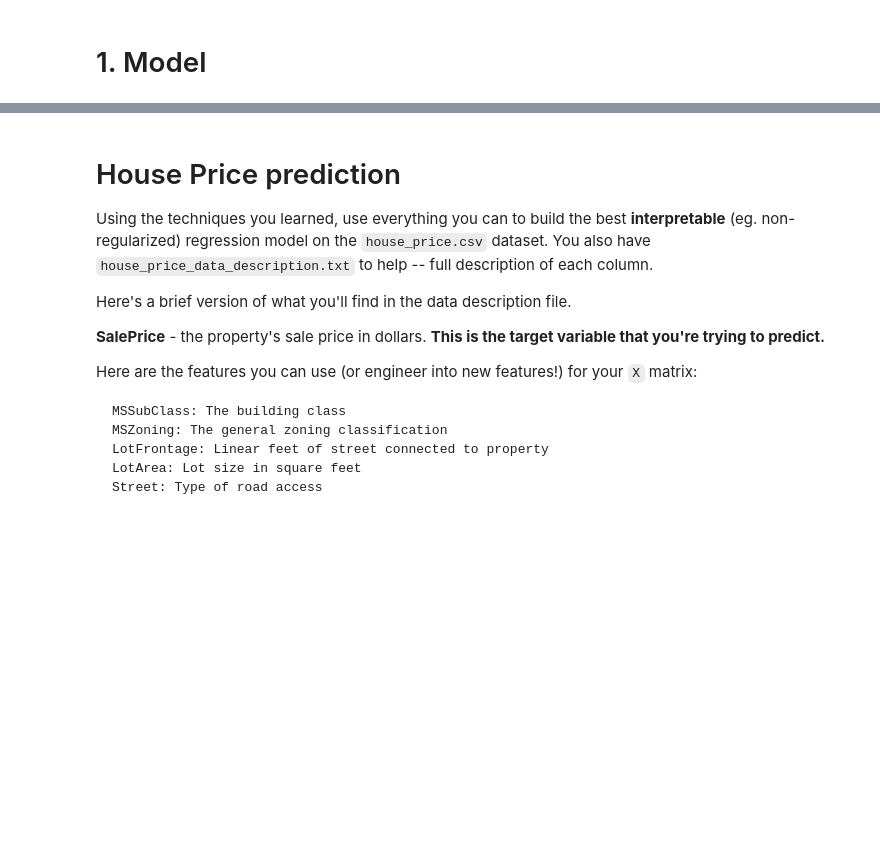
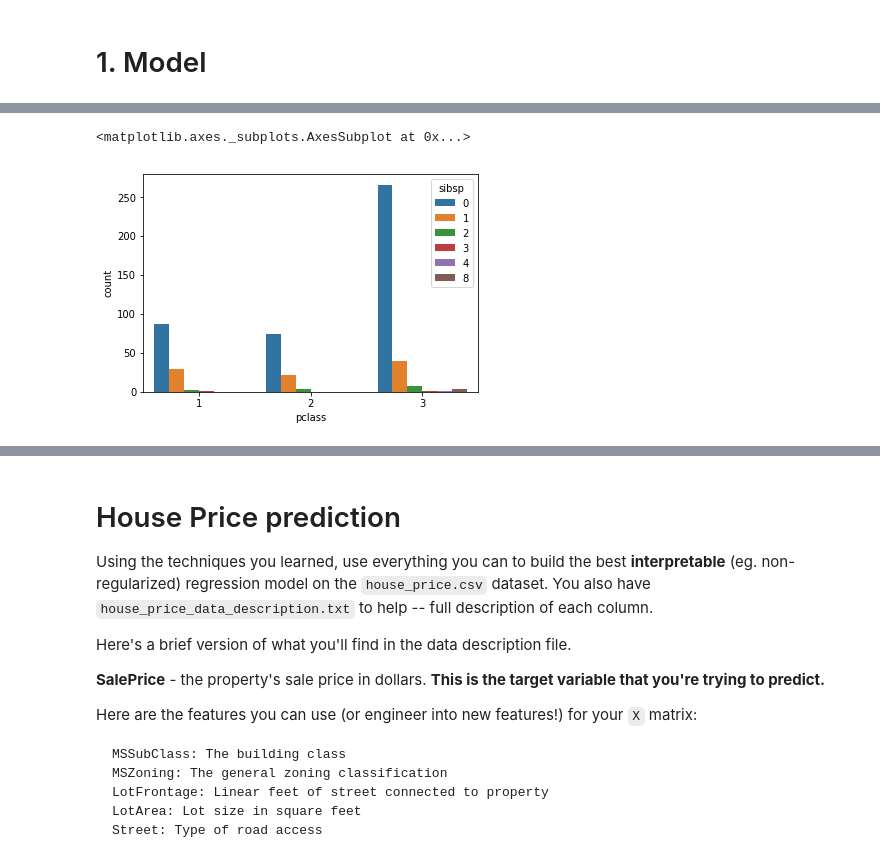
Before and after one commit to cb-ds-1/m3-3-engineering-regression, a Jupyter notebook: workshop.ipynb, the cells around one changed output, grey strips where cells are left out. Drawn from its saved outputs; the diff is of its cells as text; code cells hidden in the pictures; blank space fills up the shorter version.

```diff
--- a/workshop.ipynb
+++ b/workshop.ipynb
@@ -554,0 +430,6 @@ sns.factorplot("pclass", "count", data=survived2, hue="adult_male")
+# %%
+am = pd.DataFrame({'count': ti.groupby(by=['pclass', 'adult_male', 'sibsp']).size()}).reset_index()
+sns.barplot(x="pclass", y="count", hue="sibsp", data=am[am['adult_male'] == 1])
+# %% [output]
+<matplotlib.axes._subplots.AxesSubplot at 0x...>
+[figure, added]
```
Also changed, not shown: parts of 71 cells of this notebook.
